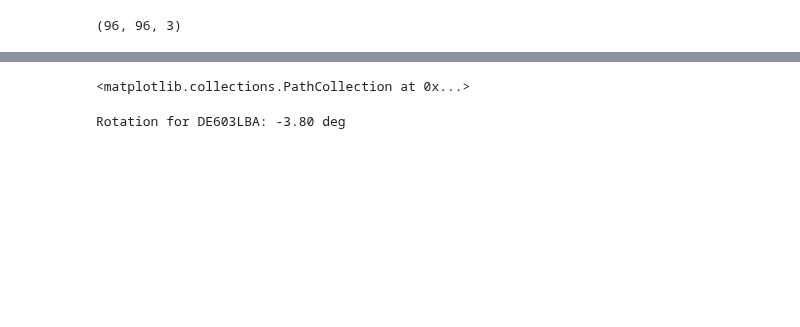
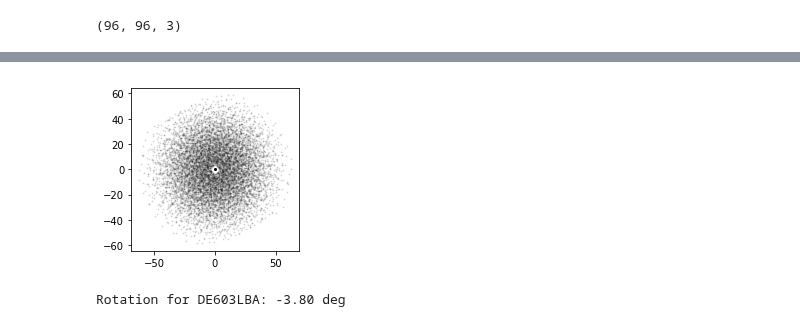
Before and after one commit to lofar-astron/lofarimaging, a Jupyter notebook: LOFAR LBA imaging tutorial v4.ipynb, the cells around one changed output, grey strips where cells are left out. Saved outputs shown, nothing was run; the diff lists cells and outputs as text; code cells hidden in the pictures; blank space fills up the shorter version.

```diff
--- a/LOFAR LBA imaging tutorial v4.ipynb
+++ b/LOFAR LBA imaging tutorial v4.ipynb
@@ -446,6 +406,6 @@ baselines.shape
 # %%
 # Make a plot of the baselines contents (only U-V, not W)
 # This gives the instantaneous U-V coverage of the LBA station
-figure(figsize=(3,3))
-scatter(baselines[:,:,0],baselines[:,:,1],facecolor='k',edgecolor='k',s=1,alpha=0.1)
+plt.figure(figsize=(3,3))
+plt.scatter(baselines[:,:,0],baselines[:,:,1],facecolor='k',edgecolor='k',s=1,alpha=0.1);
 # %% [output]
@@ -454,4 +412,4 @@ scatter(baselines[:,:,0],baselines[:,:,1],facecolor='k',edgecolor='k',s=1,alpha=
-<matplotlib.collections.PathCollection at 0x...>
+[figure, added]
 # %%
 # Account for the rotation
 rotation = rotdict[station]
```
Also changed, not shown: parts of 25 cells of this notebook.
